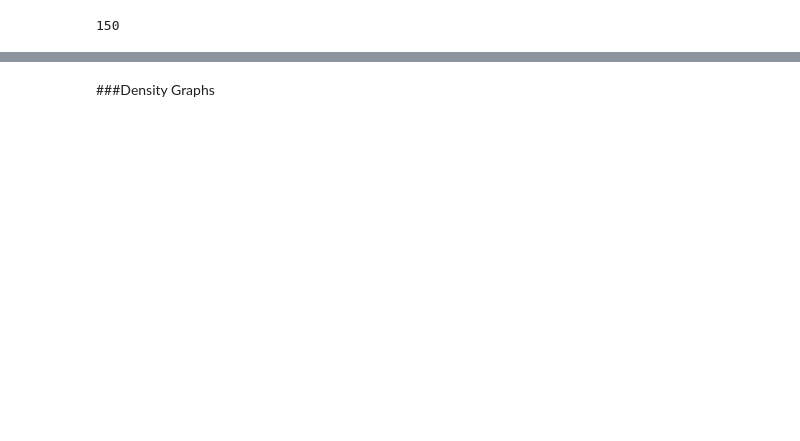
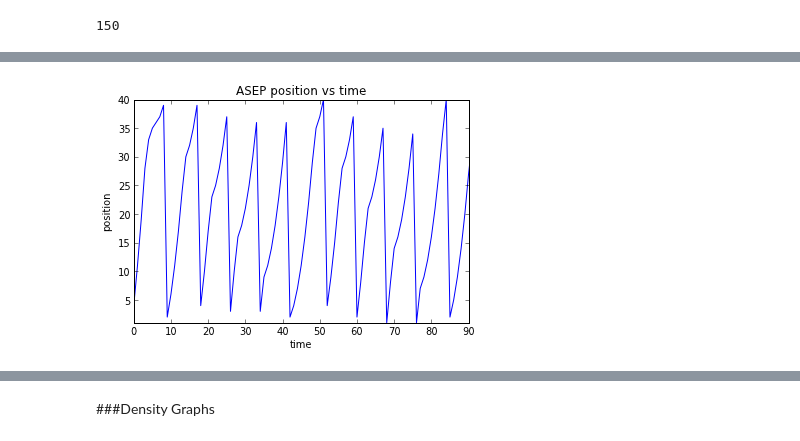
Before and after one commit to ipowellPHYS202/PHYS202-S13, a Jupyter notebook: Project/1DTrafficFlow.ipynb, the cells around one changed output, grey strips where cells are left out. Saved outputs shown, nothing was run; the diff lists cells and outputs as text; code cells hidden in the pictures; blank space fills up the shorter version.

```diff
--- a/Project/1DTrafficFlow.ipynb
+++ b/Project/1DTrafficFlow.ipynb
@@ -638,0 +705,14 @@ print shape(Positions[:,[1]])
+# %%
+#Plotting Car Positions Vs Time
+t_ = arange(shape(PositionsASEP[:,[1]])[0])
+#print shape(PositionsASEP[:,[1]])[0]
+plot(t_,PositionsASEP[:,[1]])
+ylim(1,40)
+xlim(0,90)
+ylabel('position')
+xlabel('time')
+title('ASEP position vs time')
+show()
+#print PositionsASEP
+# %% [output]
+[figure, added]
```
Also changed, not shown: parts of 28 cells of this notebook.
